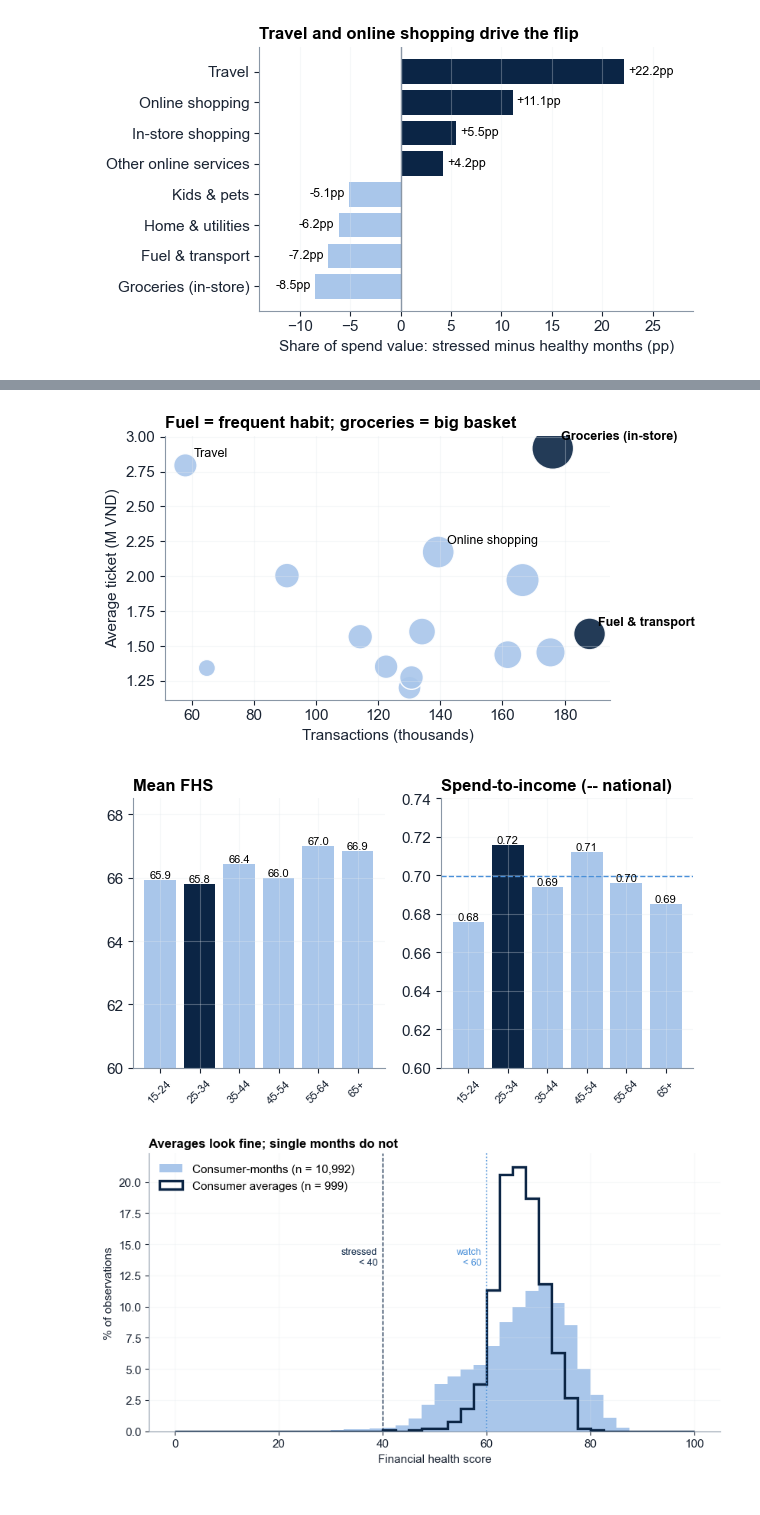
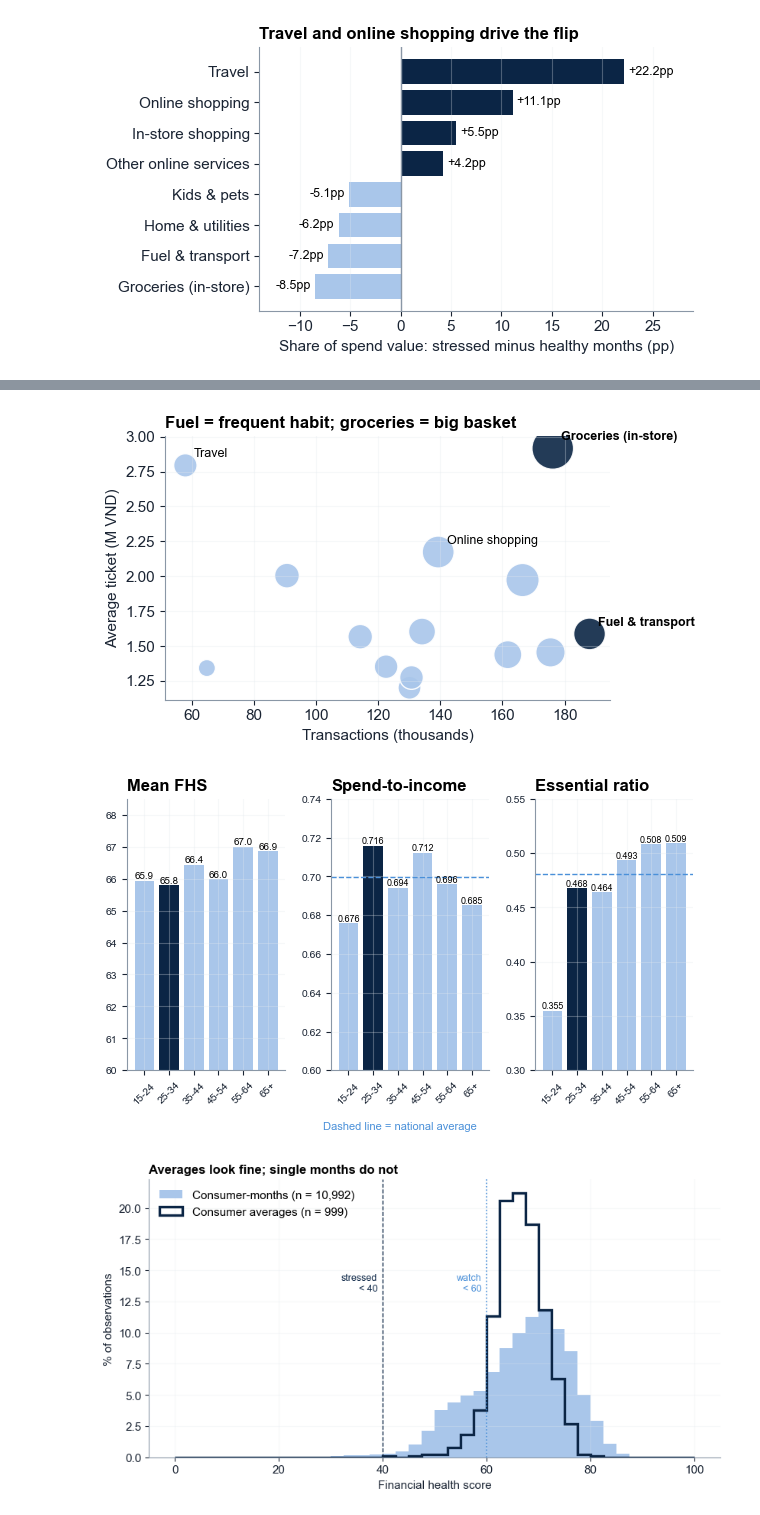
Before and after one commit to thanh-tai-435/BI10GroupYAPPERS, a Jupyter notebook: notebooks/full_pipeline.ipynb, the cells around one changed output, grey strips where cells are left out. Saved outputs shown, nothing was run; the diff lists cells and outputs as text; code cells hidden in the pictures.

```diff
--- a/notebooks/full_pipeline.ipynb
+++ b/notebooks/full_pipeline.ipynb
@@ -1127,28 +1137,34 @@ deck_save(fig, "deck_q3_gap")
 # %%
 # Task 1 Q4 & Q5
 c4 = cat.rename(index=EN_CAT)
 fig, ax = plt.subplots(figsize=HALF)
 key = ("Fuel & transport", "Groceries (in-store)")
 colors = [NAVY if n in key else LIGHT for n in c4.index]
 ax.scatter(c4["count"] / 1e3, c4.avg_ticket_m, s=c4.total / c4.total.max() * 900, c=colors, alpha=0.9, edgecolor="white")
 for n, r in c4.iterrows():
     if n in key + ("Travel", "Online shopping"):
         ax.annotate(n, (r["count"] / 1e3, r.avg_ticket_m), xytext=(6, 6), textcoords="offset points", fontsize=9,
                     fontweight="bold" if n in key else "normal")
 ax.set(xlabel="Transactions (thousands)", ylabel="Average ticket (M VND)", title="Fuel = frequent habit; groceries = big basket")
 deck_save(fig, "deck_q4_categories")
 
-fig, (a1, a2) = plt.subplots(1, 2, figsize=HALF)
+fig, (a1, a2, a3) = plt.subplots(1, 3, figsize=HALF)
 cc = [NAVY if str(c_) == "25-34" else LIGHT for c_ in cohorts.index]
-b1 = a1.bar(cohorts.index.astype(str), cohorts.avg_fhs, color=cc); a1.bar_label(b1, fmt="%.1f", fontsize=8)
-a1.set(ylim=(60, 68.5), title="Mean FHS"); a1.tick_params(axis="x", labelsize=8, rotation=45)
-b2 = a2.bar(cohorts.index.astype(str), cohorts.spend_to_income, color=cc); a2.bar_label(b2, fmt="%.2f", fontsize=8)
+b1 = a1.bar(cohorts.index.astype(str), cohorts.avg_fhs, color=cc); a1.bar_label(b1, fmt="%.1f", fontsize=7)
+a1.set(ylim=(60, 68.5), title="Mean FHS")
+b2 = a2.bar(cohorts.index.astype(str), cohorts.spend_to_income, color=cc); a2.bar_label(b2, fmt="%.3f", fontsize=6.5)
 a2.axhline(mon.spend_to_income_ratio.mean(), color=MID, ls="--", lw=1)
-a2.set(ylim=(0.6, 0.74), title="Spend-to-income (-- national)"); a2.tick_params(axis="x", labelsize=8, rotation=45)
+a2.set(ylim=(0.6, 0.74), title="Spend-to-income")
+b3 = a3.bar(cohorts.index.astype(str), cohorts.essential_ratio, color=cc); a3.bar_label(b3, fmt="%.3f", fontsize=6.5)
+a3.axhline(mon.essential_spend_ratio.mean(), color=MID, ls="--", lw=1)
+a3.set(ylim=(0.30, 0.55), title="Essential ratio")
+for a_ in (a1, a2, a3):
+    a_.tick_params(axis="x", labelsize=7.5, rotation=45); a_.tick_params(axis="y", labelsize=7.5); a_.title.set_fontsize(10)
+fig.text(0.5, -0.02, "Dashed line = national average", ha="center", fontsize=8, color=MID)
 deck_save(fig, "deck_q5_cohorts")
 # %% [output]
 [figure]
-[figure, old version]
+[figure, new version]
 # %%
 # Task 2 D1: consumer averages vs consumer-months
 fig, ax = plt.subplots(figsize=BIG)
```
Also changed, not shown: parts of 5 cells of this notebook, 7 other files.
